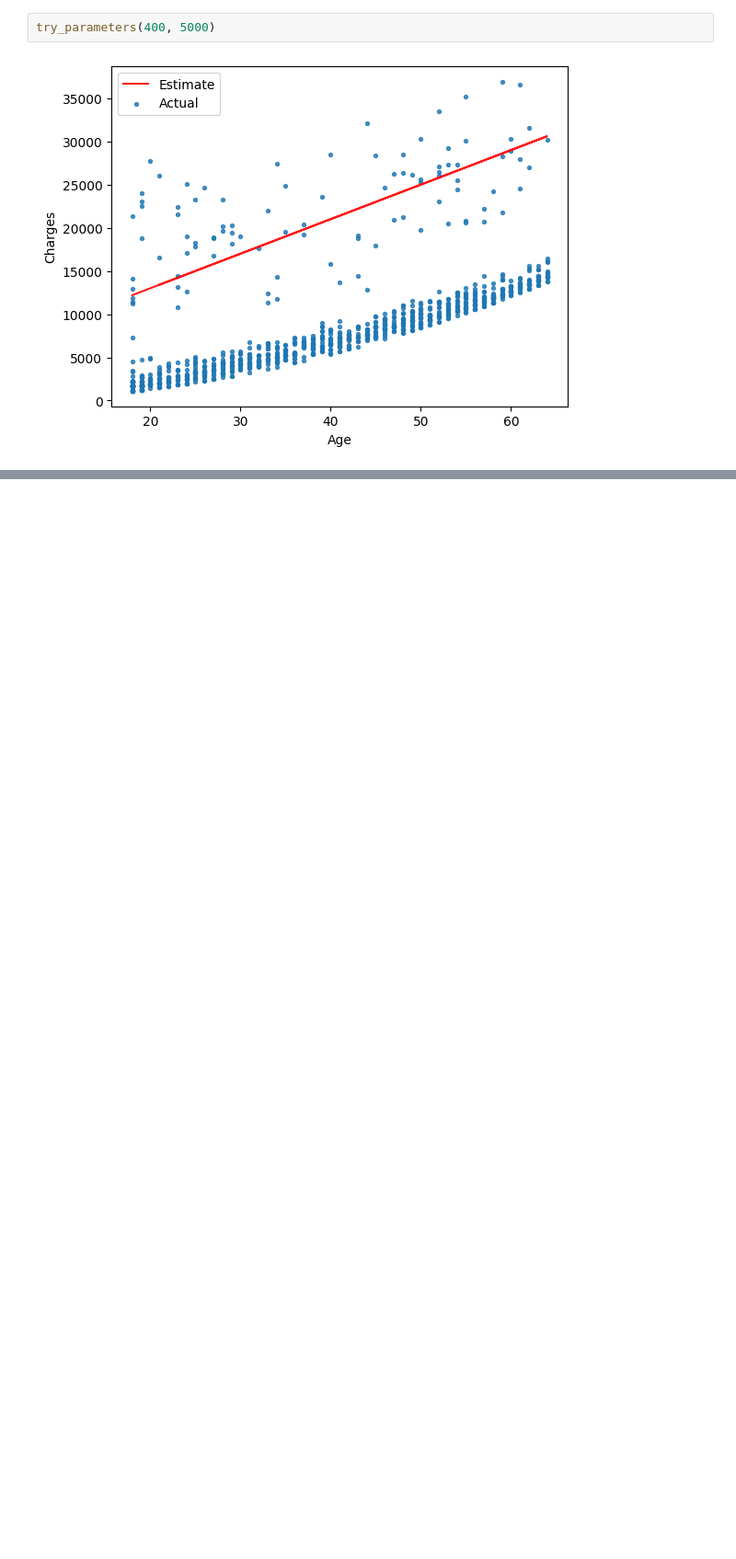
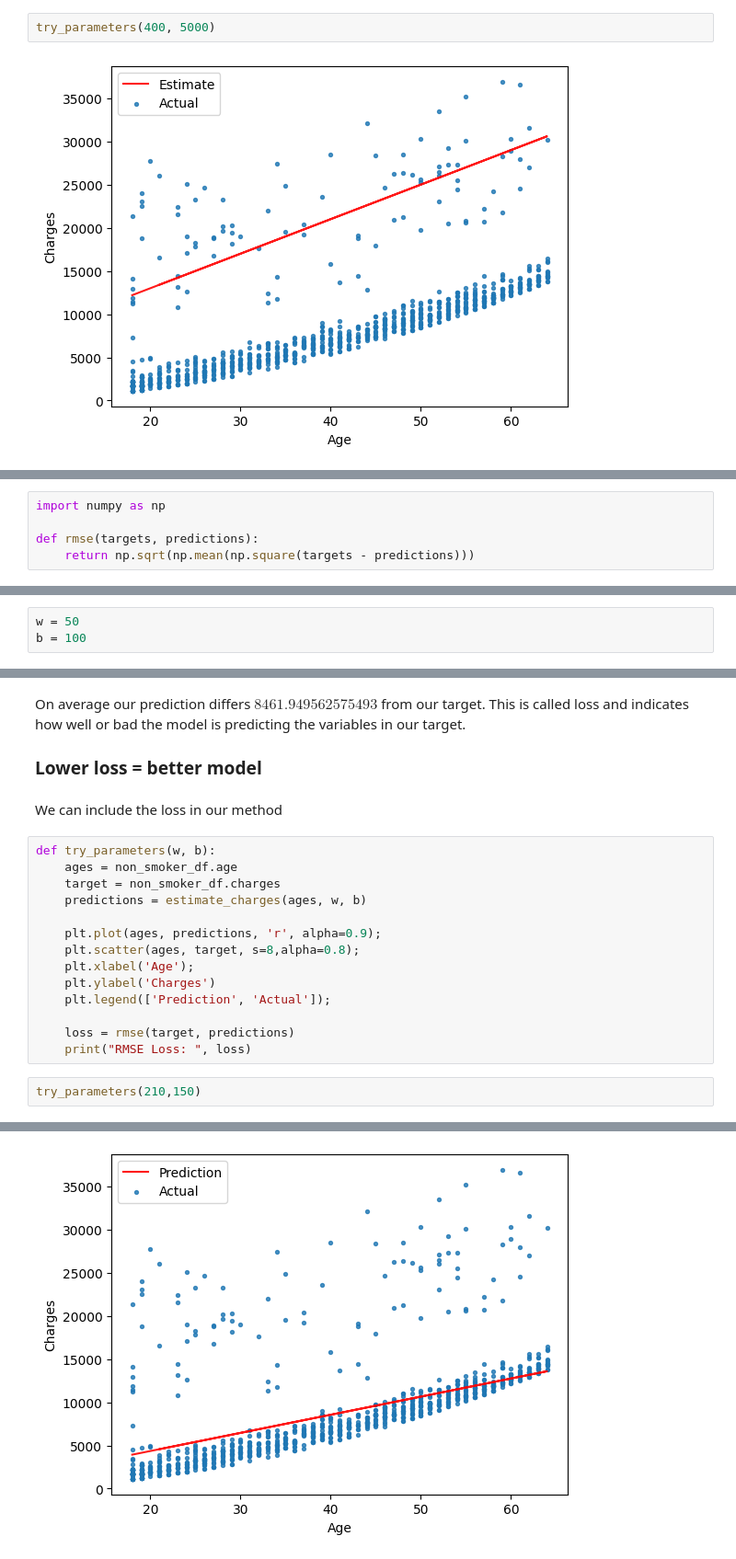
Before and after one commit to Slothay/MachineLearning, a Jupyter notebook: Day1/Show/SciKitLearnLinear.ipynb, the cells around one changed output, grey strips where cells are left out. Shown at 92% size. Cells and saved outputs as stored; diff of their text form; blank space fills up the shorter version.

```diff
--- a/Day1/Show/SciKitLearnLinear.ipynb
+++ b/Day1/Show/SciKitLearnLinear.ipynb
@@ -263,0 +276,5 @@ Two things:
+# %%
+import numpy as np
+
+def rmse(targets, predictions):
+    return np.sqrt(np.mean(np.square(targets - predictions)))
@@ -263,0 +283,3 @@ Two things:
+# %%
+w = 50
+b = 100
@@ -263,0 +297,24 @@ Two things:
+# %% [markdown]
+On average our prediction differs $8461.949562575493$ from our target.
+This is called loss and indicates how well or bad the model is predicting the variables in our target.
+
+### Lower loss = better model
+# %% [markdown]
+We can include the loss in our method
+# %%
+def try_parameters(w, b):
+    ages = non_smoker_df.age
+    target = non_smoker_df.charges
+    predictions = estimate_charges(ages, w, b)
+
+    plt.plot(ages, predictions, 'r', alpha=0.9);
+    plt.scatter(ages, target, s=8,alpha=0.8);
+    plt.xlabel('Age');
+    plt.ylabel('Charges')
+    plt.legend(['Prediction', 'Actual']);
+
+    loss = rmse(target, predictions)
+    print("RMSE Loss: ", loss)
+# %%
+try_parameters(210,150)
+# %% [output]
@@ -263,0 +322 @@ Two things:
+[figure, added]
```
Also changed, not shown: parts of 28 cells of this notebook.
